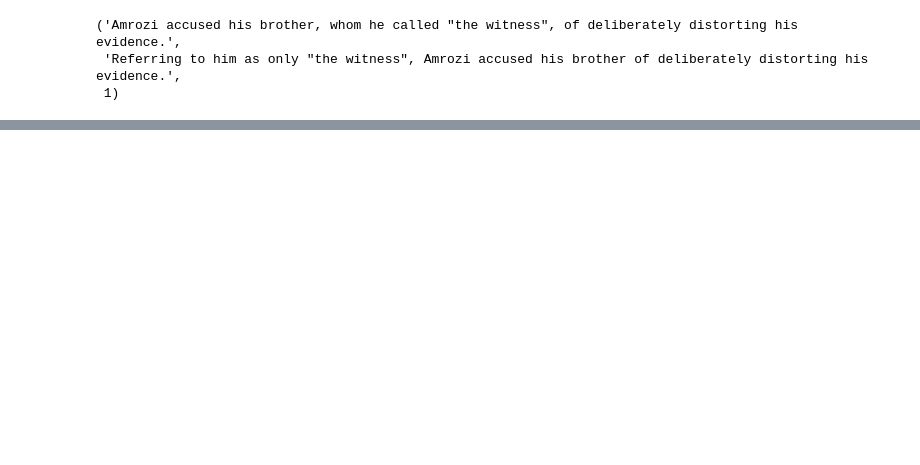
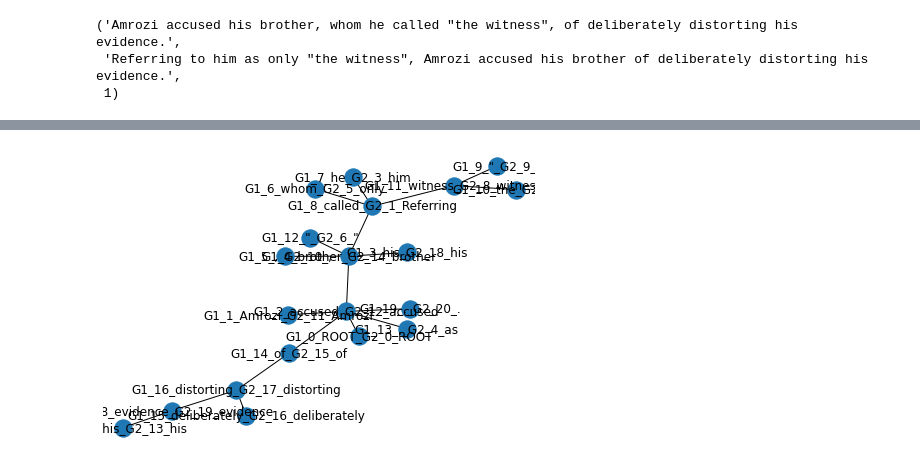
Before and after one commit to vrublevskiyvitaliy/paraphrase_identification, a Jupyter notebook: Dependancy_graph_model.ipynb, the cells around one changed output, grey strips where cells are left out. Cells and saved outputs as stored; diff of their text form; code cells hidden in the pictures; blank space fills up the shorter version.

Commit message:
Add Hungary algo for nodes and graph matching

```diff
--- a/Dependancy_graph_model.ipynb
+++ b/Dependancy_graph_model.ipynb
@@ -129,9 +142,9 @@ sample
 ('Amrozi accused his brother, whom he called "the witness", of deliberately distorting his evidence.',
  'Referring to him as only "the witness", Amrozi accused his brother of deliberately distorting his evidence.',
  1)
+# %%
+nlp = get_spacy_module()
 # %%
-nlp = en_core_web_sm.load()
-
 def get_dependancy_graph(s, display=False):
   doc = nlp(s)
   if display:
@@ -144,7 +157,7 @@ def get_dependancy_graph(s, display=False):
   }]
   for token in doc:
     nodes.append({
-        "node": "token.text",
+        "node": token.text,
         "token": token,
         "is_fake": False,
     })
@@ -152,12 +165,16 @@ def get_dependancy_graph(s, display=False):
       edges.append({
         "start": "ROOT",
         "end": token.text,
+        "start_node_id": 0,
+        "end_node_id": token.i + 1,
         "type": token.dep_
       })
     else:
       edges.append({
         "start": token.head.text,
         "end": token.text,
+        "start_node_id":  token.head.i + 1,
+        "end_node_id": token.i + 1,
         "type": token.dep_
       })
   return {"nodes": nodes, "edges": edges}
@@ -177,0 +427,4 @@ for node in graph1["nodes"]:
+# %%
+# Supress output of the cell
+%%capture
+node_matcher = HungarianGraphNodesMatcher(graph1, graph2)
@@ -177,0 +453,5 @@ for node in graph1["nodes"]:
+# %%
+node_matcher.print_matched_nodes()
+g1, g2 = node_matcher.get_converted_graphs()
+score = compare_graphs(g1, g2)
+print(f"Similarity score {score}")
@@ -177,0 +476,4 @@ for node in graph1["nodes"]:
+# %%
+nx.draw(g1, with_labels=True)
+# %% [output]
+[figure, added]
```
Also changed, not shown: parts of 13 cells of this notebook.
